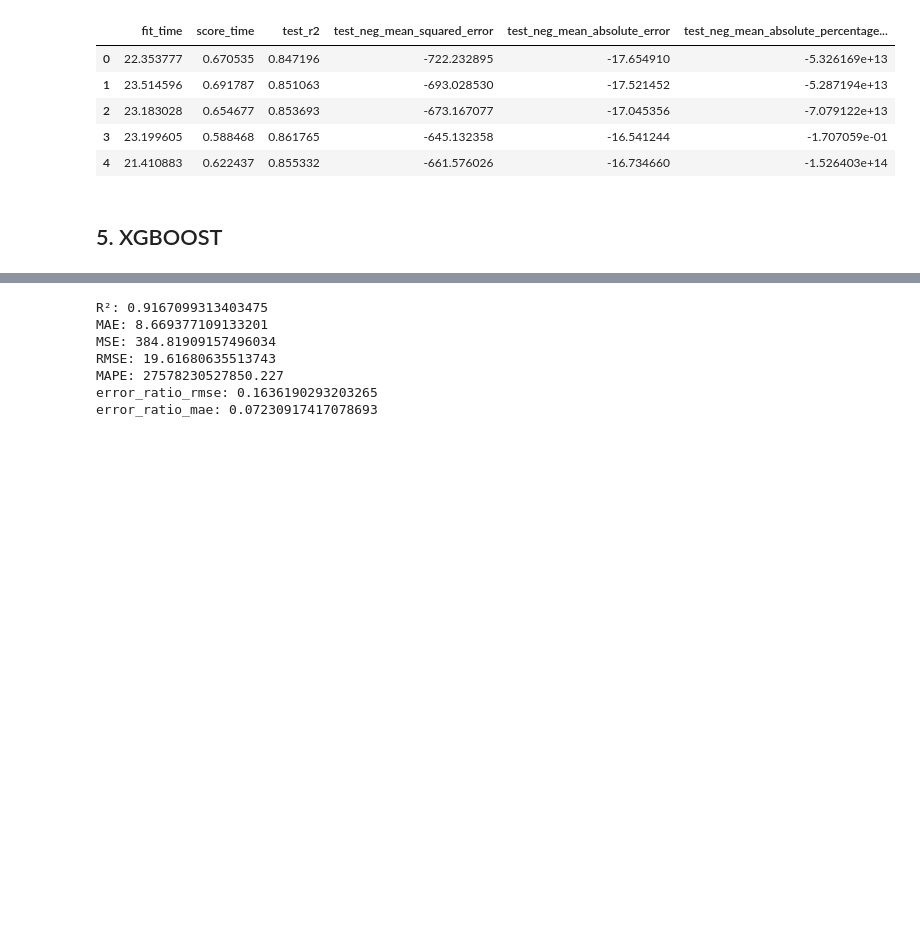
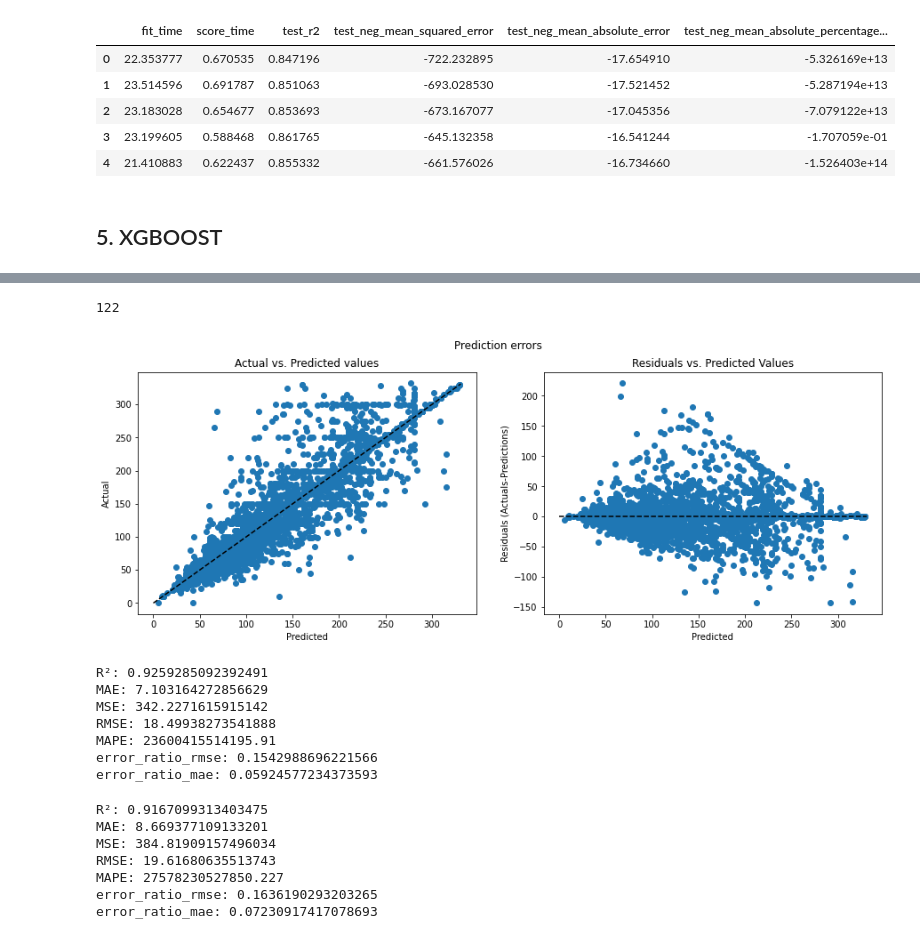
Before and after one commit to ensemblegroupDSBA/EL_project, a Jupyter notebook: NEW_NY_bnb_pricing_ipynb.ipynb, the cells around one changed output, grey strips where cells are left out. Drawn from its saved outputs; the diff is of its cells as text; code cells hidden in the pictures; blank space fills up the shorter version.

```diff
--- a/NEW_NY_bnb_pricing_ipynb.ipynb
+++ b/NEW_NY_bnb_pricing_ipynb.ipynb
@@ -577,0 +585,3 @@ xgb_scores=scores(y_test,y_pred_xgb,plot= True)
+# %%
+imp_feat = xgb.feature_importances_
+sorted = np.argsort(imp_feat)
@@ -577,0 +604,3 @@ xgb_scores=scores(y_test,y_pred_xgb,plot= True)
+# %%
+avg = imp_feat.mean()
+print(avg)
@@ -578,3 +631,33 @@ xgb_scores=scores(y_test,y_pred_xgb,plot= True)
+# %%
+count = 0
+for i in imp_feat:
+  if i>median:
+    count+=1
+print(count)
+# %% [output]
+122
+# %%
+from sklearn.feature_selection import SelectFromModel
+
+# select features using threshold
+selection = SelectFromModel(xgb, threshold=avg, prefit=True)
+select_X_train = selection.transform(X_train)
+# train model
+selection_model_xgb = xg.XGBRegressor()
+selection_model_xgb.fit(select_X_train, y_train)
+# eval model
+select_X_test = selection.transform(X_test)
+y_pred_xgb = selection_model_xgb.predict(select_X_test)
+xgb_scores_selection=scores(y_test,y_pred_xgb,plot= True)
+# %% [output]
+[figure, added]
+R²: 0.9259285092392491
+MAE: 7.103164272856629
+MSE: 342.2271615915142
+RMSE: 18.49938273541888
+MAPE: 23600415514195.91
+error_ratio_rmse: 0.1542988696221566
+error_ratio_mae: 0.05924577234373593
 # %%
 # cross_validation
 cv_result = cross_validate(xgb, X_train, y_train,scoring=('r2', 'neg_mean_squared_error','neg_mean_absolute_error','neg_mean_absolute_percentage_error'))
```
Also changed, not shown: parts of 7 cells of this notebook.
